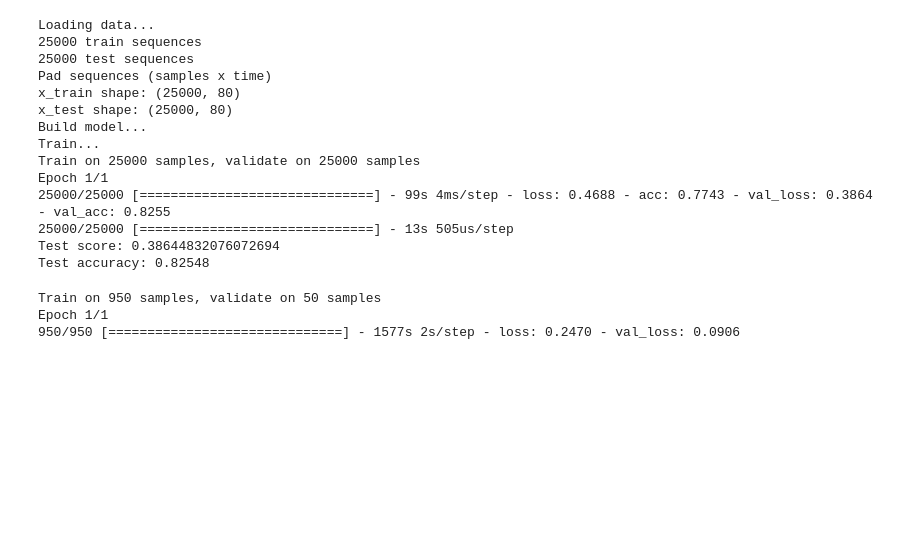
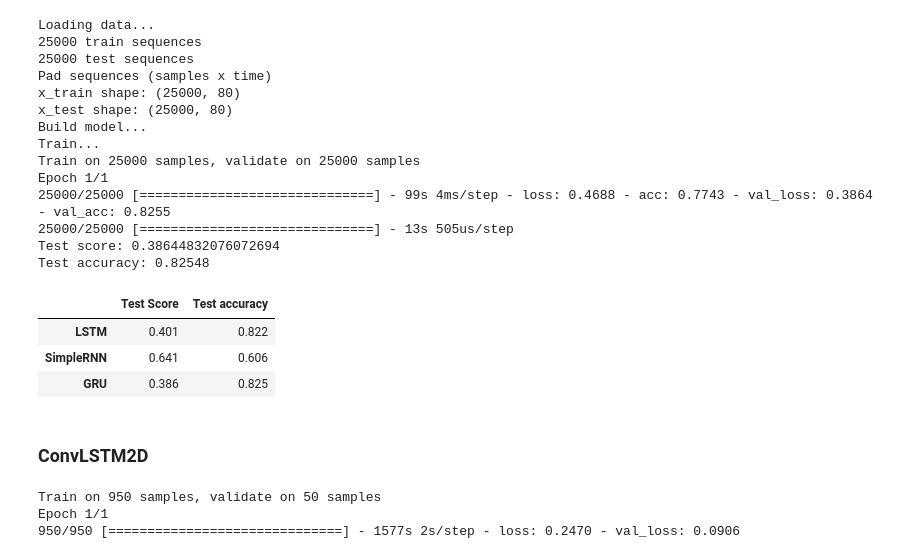
Before and after one commit to YousukeAnai/diveintocode-ml, a Jupyter notebook: Sprint23.ipynb, the cells around one changed output. Saved outputs shown, nothing was run; the diff lists cells and outputs as text; code cells hidden in the pictures; blank space fills up the shorter version.

```diff
--- a/Sprint23.ipynb
+++ b/Sprint23.ipynb
@@ -231,6 +237,18 @@ Epoch 1/1
 25000/25000 [==============================] - 13s 505us/step
 Test score: 0.38644832076072694
 Test accuracy: 0.82548
+# %%
+import pandas as pd
+result_summary = pd.DataFrame({"Test Score":[0.401, 0.641, 0.386], "Test accuracy":[0.822, 0.606, 0.825]},
+                              index = ["LSTM", "SimpleRNN","GRU"])
+result_summary
+# %% [output]
+|  | Test Score | Test accuracy |
+| LSTM | 0.401 | 0.822 |
+| SimpleRNN | 0.641 | 0.606 |
+| GRU | 0.386 | 0.825 |
+# %% [markdown]
+### ConvLSTM2D
 # %%
 """
 #This script demonstrates the use of a convolutional LSTM network.
```
Also changed, not shown: parts of 15 cells of this notebook.
